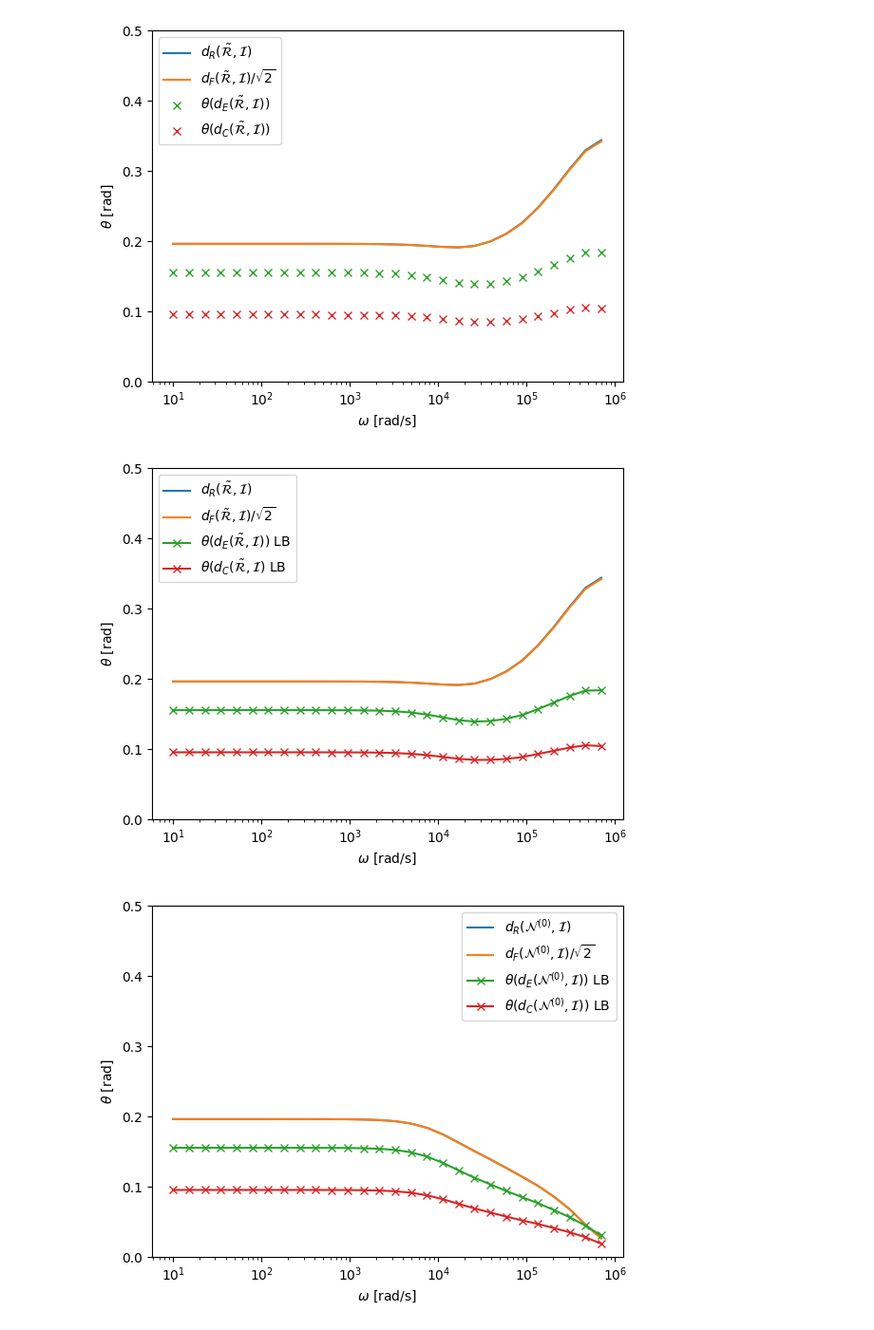
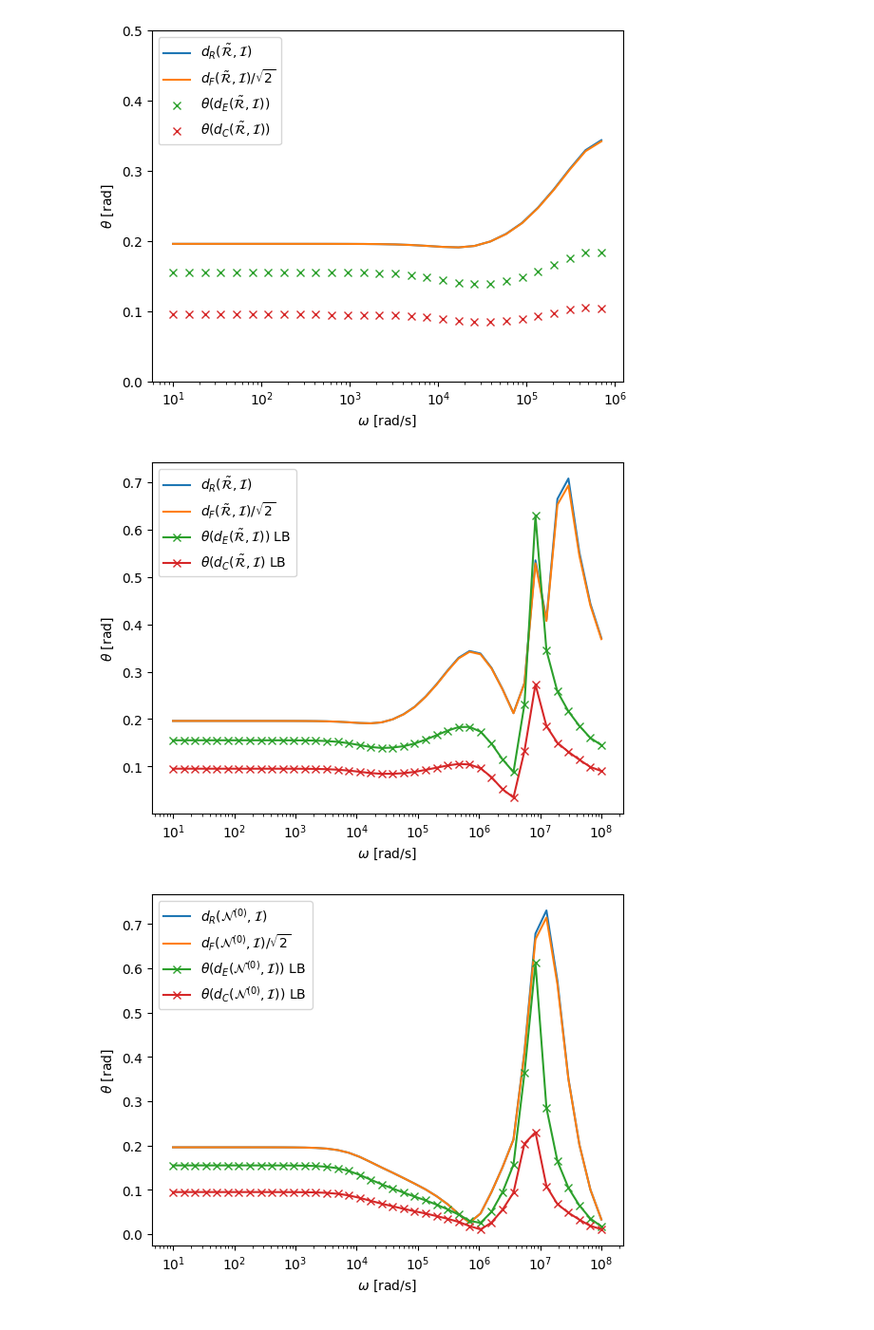
Before and after one commit to pdledger/Rodrigues_Angles, a Jupyter notebook: two_tetra_homog.ipynb, the cells around one changed output. Shown at 95% size. Cells and saved outputs as stored; diff of their text form; code cells hidden in the pictures.

```diff
--- a/two_tetra_homog.ipynb
+++ b/two_tetra_homog.ipynb
@@ -7,7 +7,7 @@ DirList=["CSG_TwoTetra/al_0.001_mu_32_sig_1e7/1e1-1e8_40_el_24874_ord_3_POD_13_1
 SaveRIList=[]
 SaveRtilde=[]
 
-MaxOmega=1e6
+MaxOmega=1e8
 for directory in DirList:
     print(directory)
     RIResults,RtildeIResults, N0IResults=main(directory,MaxOmega, Figures="On")
@@ -204,35 +204,35 @@ plt.semilogx(Frequencies,AnglestoreRtildeIcommmlower,'-x',label=r'$\theta(d_C(\t
 
 plt.xlabel(r'$\omega$ [rad/s]')
 plt.ylabel(r'$\theta$ [rad]')
-plt.ylim(0,0.5)
+#plt.ylim(0,0.5)
 plt.legend()
 plt.savefig("CSG_TwoTetra_dRanddE_metrics_tilde_al_0.001_mu_32_sig_1e7_ord3.pdf")
 plt.show()
 # %% [output]
-[figure, old version]
+[figure, new version]
 # %%
 
 Frequencies=N0IResults["Frequencies"]
 MinAnglestoreN0I=N0IResults["MinAnglestoreN0I"]
 AnglestoreN0Ifmeasapprxconstsortedmaxdiff_max=np.fmin(N0IResults["AnglestoreN0Ifmeasapprxconstsortedmaxdiff_max"],N0IResults["AnglestoreN0Ifmeasapprxconstsortedmindiff_min"])
 AnglestoreN0Icommeasapprxconstsortedmaxdiff_max=np.fmin(N0IResults["AnglestoreN0Icommeasapprxconstsortedmaxdiff_max"],N0IResults["AnglestoreN0Icommeasapprxconstsortedmindiff_min"])
 
 dFMinAnglestoreN0I = N0IResults["dFMinAnglestoreN0I"]
 fig=plt.figure()
 plt.semilogx(Frequencies,MinAnglestoreN0I,label=r'$d_R({\cal N}^{(0)},{\cal I})$')
 plt.semilogx(Frequencies,dFMinAnglestoreN0I/np.sqrt(2),label=r'$d_F({\cal N}^{(0)},{\cal I})/\sqrt{2}$')
 plt.semilogx(Frequencies,AnglestoreN0Ifmeasapprxconstsortedmaxdiff_max,'x-',label=r'$\theta(d_E({\cal N}^{(0)},{\cal I}))$ LB')
 plt.semilogx(Frequencies,AnglestoreN0Icommeasapprxconstsortedmaxdiff_max,'x-',label=r'$\theta(d_C({\cal N}^{(0)},{\cal I}))$ LB ')
 
 
 plt.xlabel(r'$\omega$ [rad/s]')
 plt.ylabel(r'$\theta$ [rad]')
-plt.ylim(0,0.5)
+#plt.ylim(0,0.5)
 plt.legend()
 plt.savefig("CSG_TwoTetra_dRanddE_metrics_N0_al_0.001_mu_32_sig_1e7_ord3.pdf")
 plt.show()
 # %% [output]
-[figure, old version]
+[figure, new version]
 # %%
 ## Loop over different Permeabilities and compare results
 
```
Also changed, not shown: parts of 7 cells of this notebook, 35 other files.
